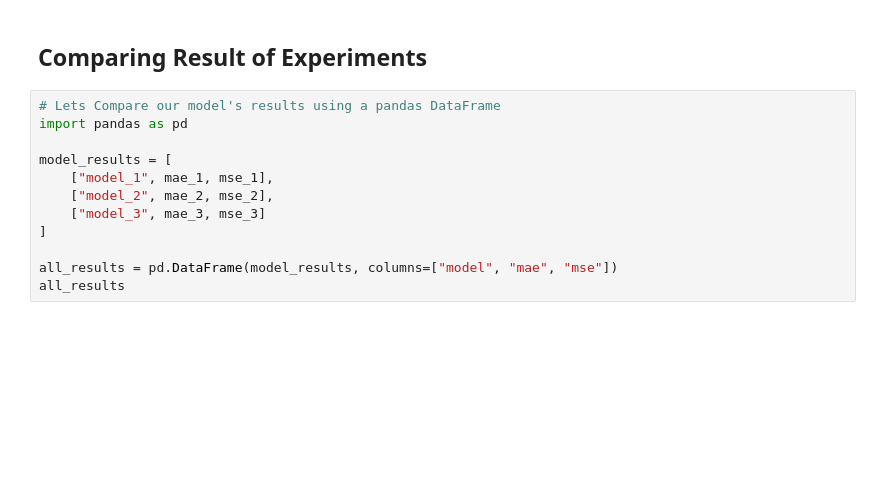
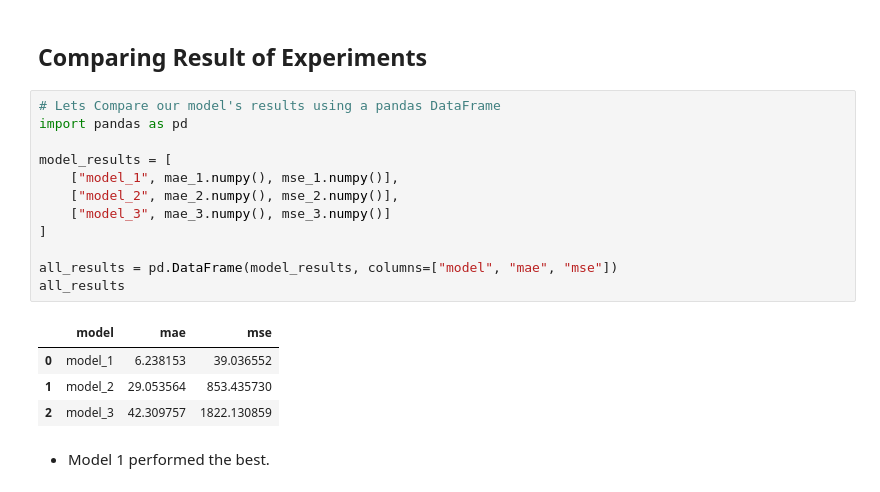
Before and after one commit to Sayantan615/Practice-Code, a Jupyter notebook: Tensorflow Labs/tensorflow_regression.ipynb, the cells around one changed output. Saved outputs shown, nothing was run; the diff lists cells and outputs as text; blank space fills up the shorter version.

```diff
--- a/Tensorflow Labs/tensorflow_regression.ipynb
+++ b/Tensorflow Labs/tensorflow_regression.ipynb
@@ -416,12 +415,19 @@ Huber: 38.67715072631836
 # %%
 # Lets Compare our model's results using a pandas DataFrame
 import pandas as pd
 
 model_results = [
-    ["model_1", mae_1, mse_1],
-    ["model_2", mae_2, mse_2],
-    ["model_3", mae_3, mse_3]
+    ["model_1", mae_1.numpy(), mse_1.numpy()],
+    ["model_2", mae_2.numpy(), mse_2.numpy()],
+    ["model_3", mae_3.numpy(), mse_3.numpy()]
 ]
 
 all_results = pd.DataFrame(model_results, columns=["model", "mae", "mse"])
 all_results
+# %% [output]
+|  | model | mae | mse |
+| 0 | model_1 | 6.238153 | 39.036552 |
+| 1 | model_2 | 29.053564 | 853.435730 |
+| 2 | model_3 | 42.309757 | 1822.130859 |
+# %% [markdown]
+- Model 1 performed the best.
```
Also changed, not shown: parts of 29 cells of this notebook.
